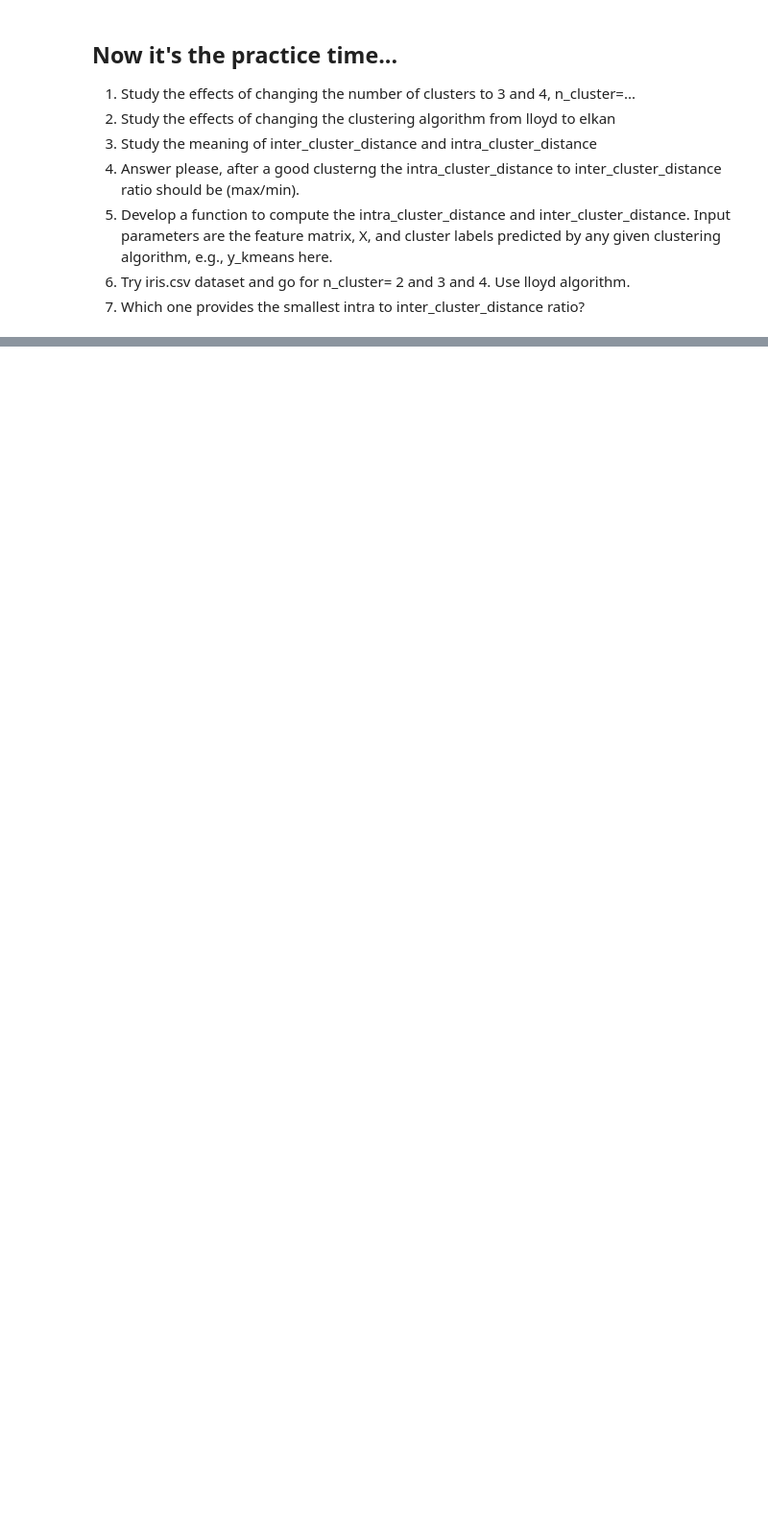
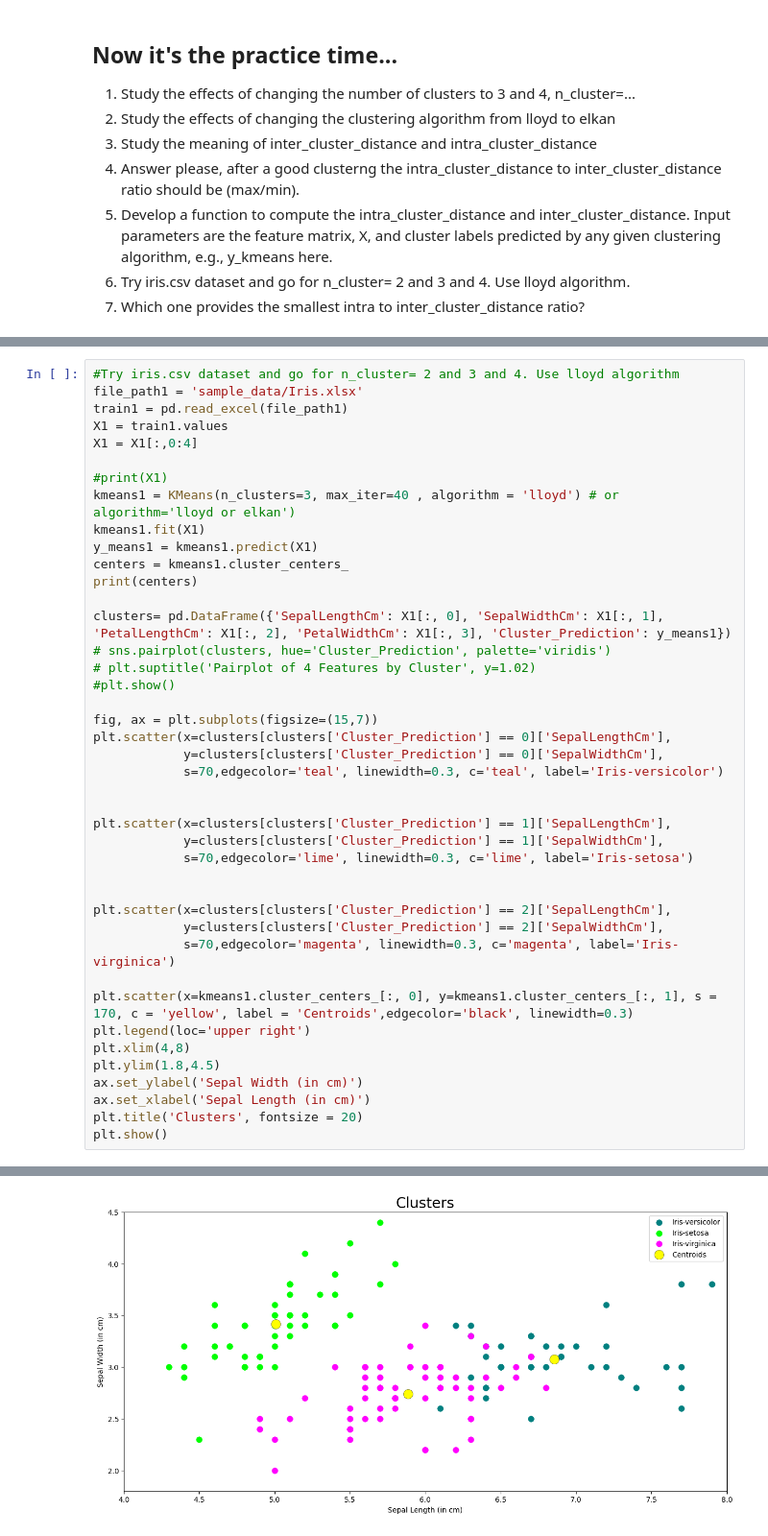
Before and after one commit to gsarada/AICourse-2026, a Jupyter notebook: mod2p2.ipynb, the cells around one changed output, grey strips where cells are left out. Shown at 96% size. Cells and saved outputs as stored; diff of their text form; blank space fills up the shorter version.

```diff
--- a/mod2p2.ipynb
+++ b/mod2p2.ipynb
@@ -143,0 +252,43 @@ print(centers)
+# %%
+#Try iris.csv dataset and go for n_cluster= 2 and 3 and 4. Use lloyd algorithm
+file_path1 = 'sample_data/Iris.xlsx'
+train1 = pd.read_excel(file_path1)
+X1 = train1.values
+X1 = X1[:,0:4]
+
+#print(X1)
+kmeans1 = KMeans(n_clusters=3, max_iter=40 , algorithm = 'lloyd') # or algorithm='lloyd or elkan')
+kmeans1.fit(X1)
+y_means1 = kmeans1.predict(X1)
+centers = kmeans1.cluster_centers_
+print(centers)
+
+clusters= pd.DataFrame({'SepalLengthCm': X1[:, 0], 'SepalWidthCm': X1[:, 1], 'PetalLengthCm': X1[:, 2], 'PetalWidthCm': X1[:, 3], 'Cluster_Prediction': y_means1})
+# sns.pairplot(clusters, hue='Cluster_Prediction', palette='viridis')
+# plt.suptitle('Pairplot of 4 Features by Cluster', y=1.02)
+#plt.show()
+
+fig, ax = plt.subplots(figsize=(15,7))
+plt.scatter(x=clusters[clusters['Cluster_Prediction'] == 0]['SepalLengthCm'],
+            y=clusters[clusters['Cluster_Prediction'] == 0]['SepalWidthCm'],
+            s=70,edgecolor='teal', linewidth=0.3, c='teal', label='Iris-versicolor')
+
+
+plt.scatter(x=clusters[clusters['Cluster_Prediction'] == 1]['SepalLengthCm'],
+            y=clusters[clusters['Cluster_Prediction'] == 1]['SepalWidthCm'],
+            s=70,edgecolor='lime', linewidth=0.3, c='lime', label='Iris-setosa')
+
+
+plt.scatter(x=clusters[clusters['Cluster_Prediction'] == 2]['SepalLengthCm'],
+            y=clusters[clusters['Cluster_Prediction'] == 2]['SepalWidthCm'],
+            s=70,edgecolor='magenta', linewidth=0.3, c='magenta', label='Iris-virginica')
+
+plt.scatter(x=kmeans1.cluster_centers_[:, 0], y=kmeans1.cluster_centers_[:, 1], s = 170, c = 'yellow', label = 'Centroids',edgecolor='black', linewidth=0.3)
+plt.legend(loc='upper right')
+plt.xlim(4,8)
+plt.ylim(1.8,4.5)
+ax.set_ylabel('Sepal Width (in cm)')
+ax.set_xlabel('Sepal Length (in cm)')
+plt.title('Clusters', fontsize = 20)
+plt.show()
+# %% [output]
@@ -143,0 +298 @@ print(centers)
+[figure, added]
```
Also changed, not shown: parts of 9 cells of this notebook.
